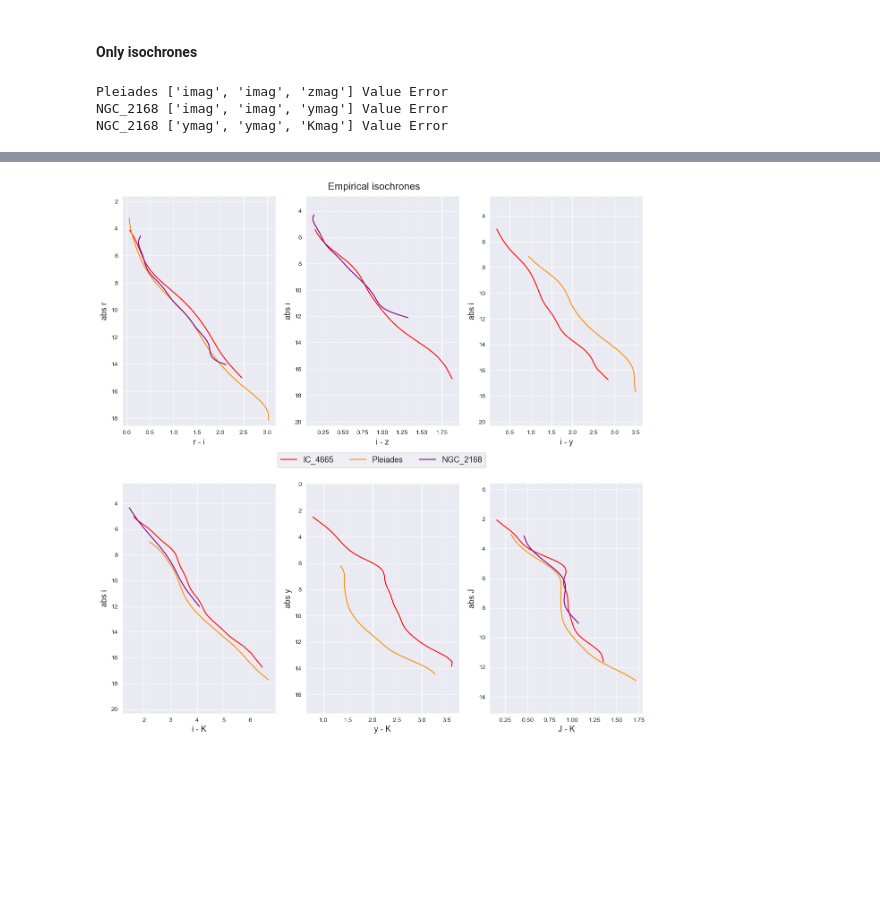
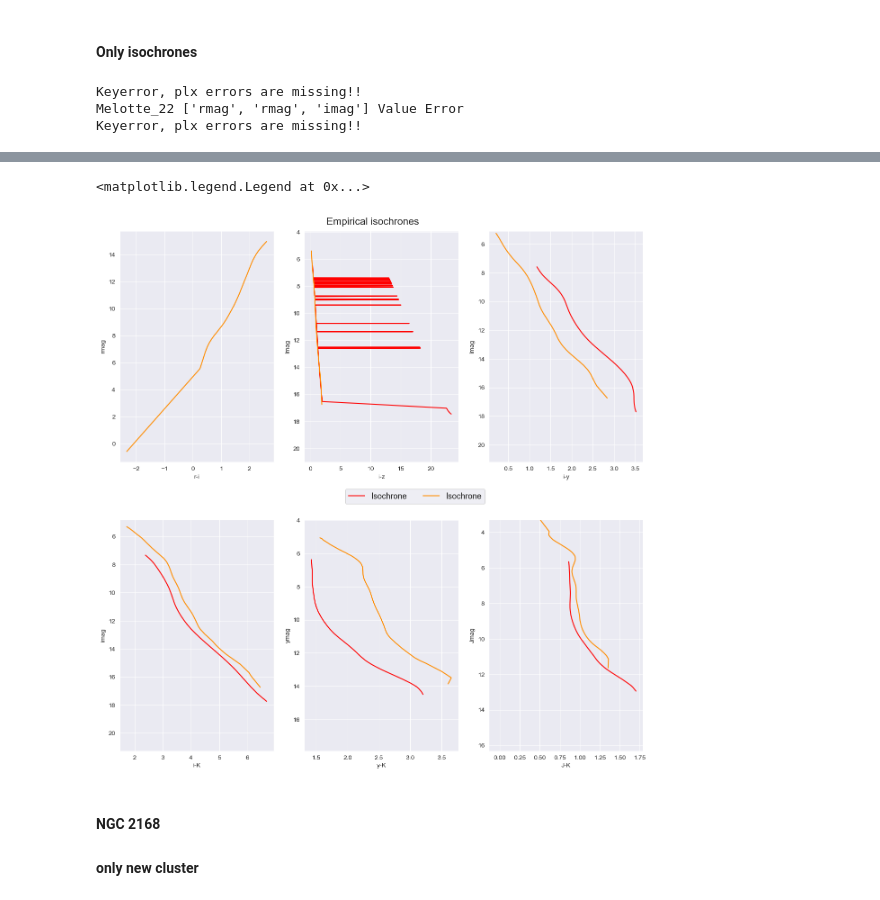
Before and after one commit to rottenstea/Empirical_isochrones, a Jupyter notebook: notebooks/Nuria_clusters_all_CMDs.ipynb, the cells around one changed output, grey strips where cells are left out. Saved outputs shown, nothing was run; the diff lists cells and outputs as text; code cells hidden in the pictures; blank space fills up the shorter version.

```diff
--- a/notebooks/Nuria_clusters_all_CMDs.ipynb
+++ b/notebooks/Nuria_clusters_all_CMDs.ipynb
@@ -65,0 +79,19 @@ N_df = pd.concat([IC4665_df, Pleiades_df, NGC2168_df], axis=0)
+# %%
+cm = plt.cm.get_cmap("crest")
+
+for OC in OCs:
+    fig1 = plt.figure(figsize=(4, 6))
+    ax1 = plt.subplot2grid((1, 1), (0, 0))
+
+    sc = ax1.scatter(OC.CMD[:, 0], OC.CMD[:, 1], label=OC.name, c=OC.weights, cmap=cm, s=20)
+    ax1.plot(OC.lower["l_x"], OC.lower["l_y"], color="grey", label="5. perc")
+    ax1.plot(OC.isochrone["m_x"], OC.isochrone["m_y"], color="red", label="Isochrone")
+    ax1.plot(OC.upper["u_x"], OC.upper["u_y"], color="grey", label="95. perc")
+    plt.colorbar(sc)
+    ymin, ymax = ax1.get_ylim()
+    ax1.set_ylim(ymax, ymin)
+    ax1.set_ylabel(OC.CMD_specs["axes"][0])
+    ax1.set_xlabel(OC.CMD_specs["axes"][1])
+    ax1.set_title(OC.name)
+    # if save_plot:
+    #     fig1.savefig(output_path+"{}_isochrone_errormap.png".format(OC.name),dpi=500)
@@ -271,46 +255,32 @@ ax6 = plt.subplot2grid((2, 3), (1, 2))
 axes = [ax1, ax2, ax3, ax4, ax5, ax6]
 
 for k,filters in enumerate(CMD_combis[:]):
-    for i, cluster in enumerate(N_clusters[:]):
+    for i, cluster in enumerate(case_study_names[:]):
         try:
-            OC = star_cluster(cluster, N_df, CMD_parameters=filters)
-            OC.kwargs_CMD["s"] = 50
+            OC = star_cluster(cluster, N_df)
+            OC.create_CMD(CMD_params=filters)
+            #filtered_CMD = OC.CMD[OC.CMD[:,1] > cuts[i][k]]
 
-            pca = PCA(n_components=2)
-            filtered_CMD = OC.CMD[OC.CMD[:,1] > cuts[i][k]]
-            pca_arr = pca.fit_transform(filtered_CMD)
+            try:
+                params = OC.SVR_read_from_file(HP_file)
+            except IndexError:
+                curve, isochrone = OC.curve_extraction(OC.PCA_XY, **kwargs)
 
-            #evals = np.logspace(-2, -1.5, 20)
-            #Cvals = np.logspace(-2, 2, 20)
-            #param_grid = dict(kernel=["rbf"], gamma=["scale"], C=Cvals, epsilon=evals)
+            n_boot = 100
+            result_df = OC.isochrone_and_intervals(n_boot=n_boot, kwargs=kwargs)
 
-            #params = SVR_Hyperparameter_tuning(pca_arr, param_grid, output_file= Hyperparam_output + "HP_Nuria_cluster.csv", further_data={ "c2" : filters[2], "c1" : filters[1],  "abs_mag" : filters[0], "name": OC.name})
-            #print(params)
-
-            svr = SVR(**params[i][k])
-            svr_predict = pca_arr[:, 0].reshape(len(pca_arr[:, 0]), 1)
-
-            X = pca_arr[:, 0].reshape(len(pca_arr[:, 0]), 1)
-            Y = pca_arr[:, 1]
-
-            Y_all = svr.fit(X, Y).predict(svr_predict)
-            #print("SVR Test score:", svr.score(svr_predict, Y.ravel()))
-
-            SVR_all = np.stack([svr_predict[:, 0], Y_all], 1)
-            SVR_all = SVR_all[SVR_all[:, 0].argsort()]
-            rev_transform = pca.inverse_transform(SVR_all)
-            kr = 0
-
-            #OC_density_x, OC_density_y, OC_kwargs = CMD_density_design([filtered_CMD[:, 0], filtered_CMD[:, 1]], to_RBG=to_color[i], from_RBG=from_color[i], density_plot=False)
+            OC_density_x, OC_density_y, OC_kwargs = CMD_density_design(OC.CMD, to_RBG=to_color[i], from_RBG=from_color[i], density_plot=False)
             #axes[k].scatter(OC_density_x, OC_density_y, label="{} data".format(OC.name), **OC_kwargs)
-            axes[k].plot(rev_transform[kr:, 0], rev_transform[kr:, 1], color=colors[i], label="{}".format(OC.name))
+            #axes[k].plot(result_df["l_x"], result_df["l_y"], color="grey", label="5. perc", alpha=0.7)
+            axes[k].plot(result_df["m_x"], result_df["m_y"], color=colors[i], label="Isochrone")
+            #axes[k].plot(result_df["u_x"], result_df["u_y"], color="grey", label="95. perc", alpha=0.7)
 
             ymin, ymax = axes[k].get_ylim()
             if i==0:
                 axes[k].set_ylim(ymax+3, ymin-2)
 
-            axes[k].set_ylabel(r"abs {}".format(filters[0].replace("mag","")), fontsize = 13)
-            axes[k].set_xlabel(r"{0} - {1}".format(filters[1].replace("mag",""),filters[2].replace("mag","")), fontsize = 13)
+            axes[k].set_ylabel(OC.CMD_specs["axes"][0])
+            axes[k].set_xlabel(OC.CMD_specs["axes"][1])
             h=+1
             # ax2.legend(loc="best", fontsize=16)
         except ValueError:
@@ -321,8 +291,8 @@ plt.subplots_adjust(hspace=0.25)
 plt.suptitle("Empirical isochrones", fontsize = 16, y = 0.9)
 plt.legend(bbox_to_anchor=(-1,0.15,1, 1), loc="upper right", ncol =3, fontsize = 13)
 
-fig2.savefig(output_path+"All_filters.png", dpi = 500)
+#fig2.savefig(output_path+"All_filters.png", dpi = 500)
 # %% [output]
-Pleiades ['imag', 'imag', 'zmag'] Value Error
-NGC_2168 ['imag', 'imag', 'ymag'] Value Error
-NGC_2168 ['ymag', 'ymag', 'Kmag'] Value Error
+Keyerror, plx errors are missing!!
+Melotte_22 ['rmag', 'rmag', 'imag'] Value Error
+Keyerror, plx errors are missing!!
@@ -329 +316,6 @@ NGC_2168 ['ymag', 'ymag', 'Kmag'] Value Error
+<matplotlib.legend.Legend at 0x...>
-[figure, old version]
+[figure, new version]
+# %% [markdown]
+
+#### NGC 2168
+#### only new cluster
```
Also changed, not shown: parts of 30 cells of this notebook, 20 other files.
